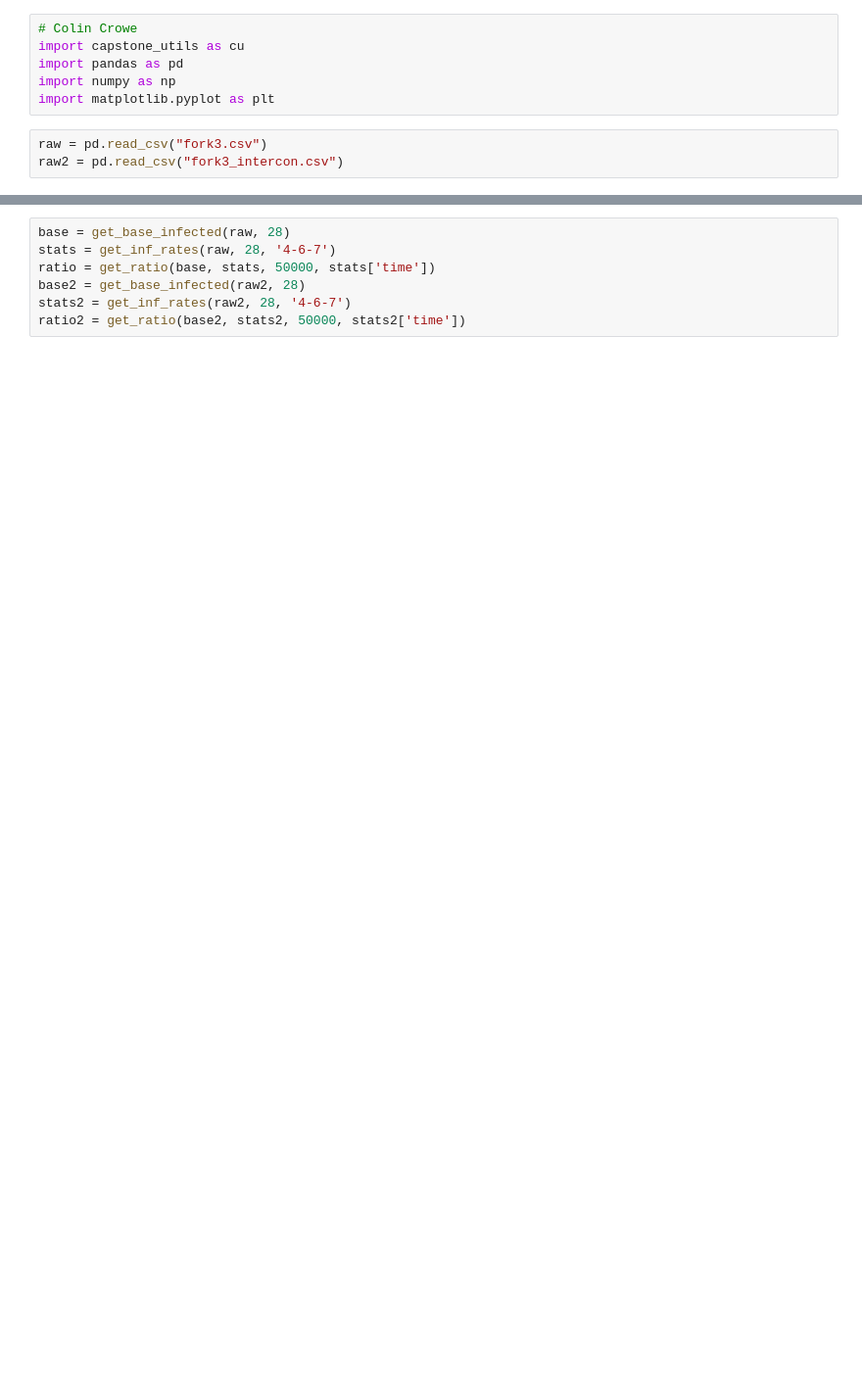
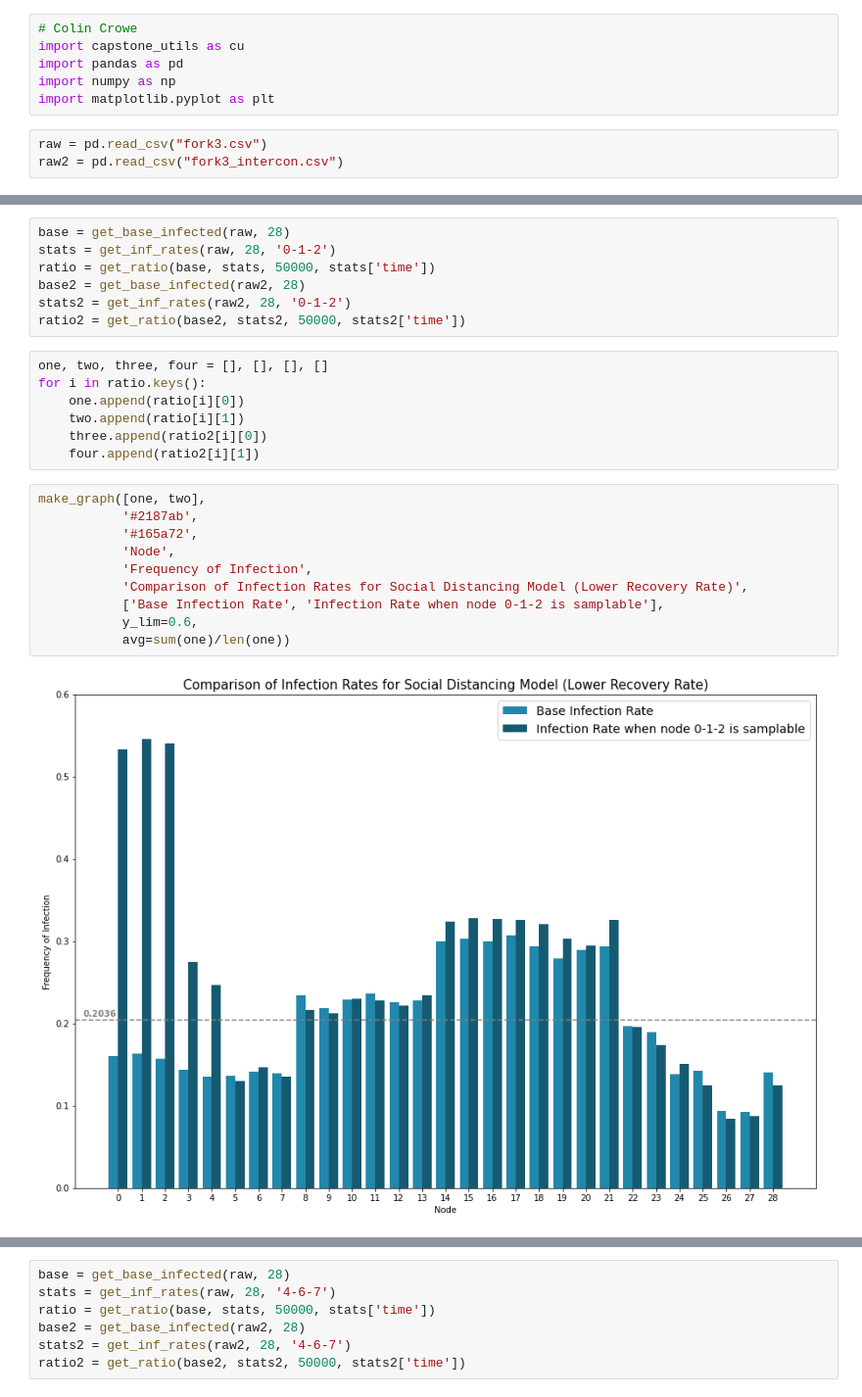
Before and after one commit to colincrowe/capstone, a Jupyter notebook: capstone_analyze.ipynb, the cells around one changed output, grey strips where cells are left out. Shown at 98% size. Drawn from its saved outputs; the diff is of its cells as text; blank space fills up the shorter version.

```diff
--- a/capstone_analyze.ipynb
+++ b/capstone_analyze.ipynb
@@ -140,0 +140,26 @@ locs, labels = plt.xticks(X)
+# %%
+base = get_base_infected(raw, 28)
+stats = get_inf_rates(raw, 28, '0-1-2')
+ratio = get_ratio(base, stats, 50000, stats['time'])
+base2 = get_base_infected(raw2, 28)
+stats2 = get_inf_rates(raw2, 28, '0-1-2')
+ratio2 = get_ratio(base2, stats2, 50000, stats2['time'])
+# %%
+one, two, three, four = [], [], [], []
+for i in ratio.keys():
+    one.append(ratio[i][0])
+    two.append(ratio[i][1])
+    three.append(ratio2[i][0])
+    four.append(ratio2[i][1])
+# %%
+make_graph([one, two],
+           '#2187ab',
+           '#165a72',
+           'Node',
+           'Frequency of Infection',
+           'Comparison of Infection Rates for Social Distancing Model (Lower Recovery Rate)',
+           ['Base Infection Rate', 'Infection Rate when node 0-1-2 is samplable'],
+           y_lim=0.6,
+           avg=sum(one)/len(one))
+# %% [output]
+[figure, added]
```
Also changed, not shown: parts of 47 cells of this notebook, 1 other file.
